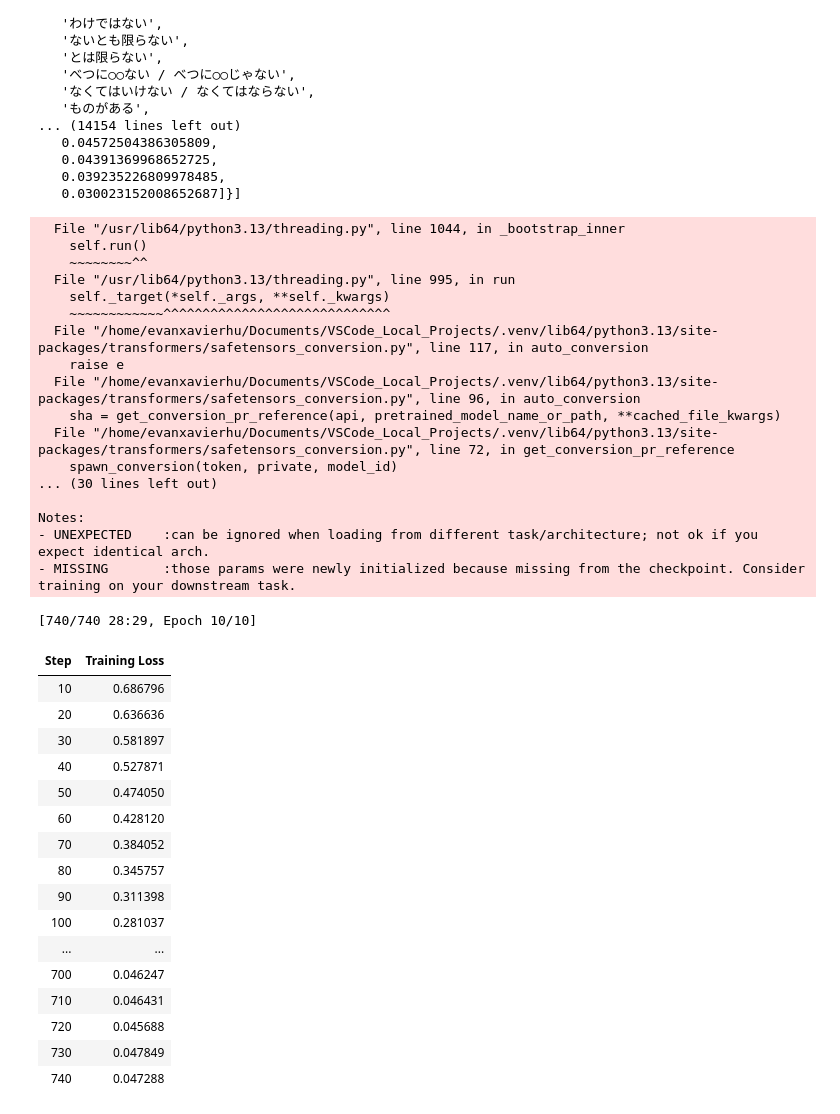
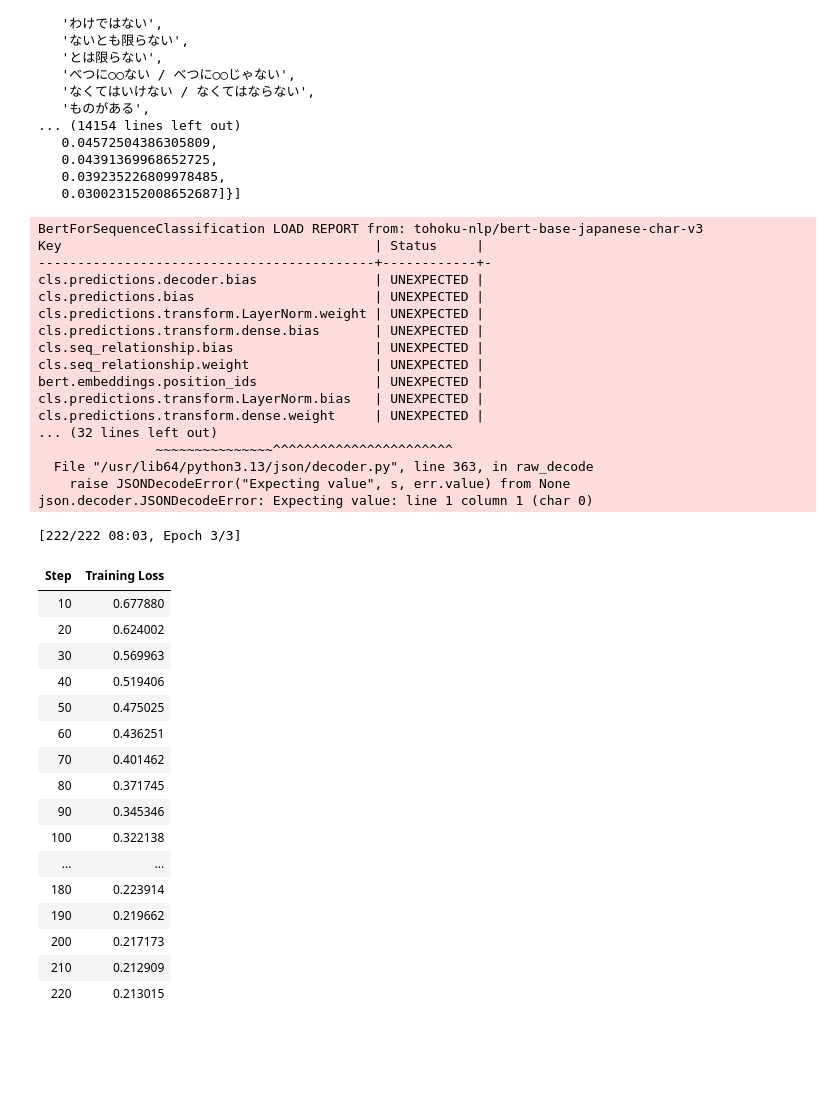
Before and after one commit to Evan-X-Hu/Japanese_Lang_Project, a Jupyter notebook: data_exploration/Japanese_Lang_Data.ipynb, the cells around one changed output. Drawn from its saved outputs; the diff is of its cells as text; code cells hidden in the pictures; blank space fills up the shorter version.

```diff
--- a/data_exploration/Japanese_Lang_Data.ipynb
+++ b/data_exploration/Japanese_Lang_Data.ipynb
@@ -717,5 +727,5 @@ test = res[5]
 # %%
-# One-shot multi-label classifier
+# Few-shot multi-label classifier
 # 1. Load the model
 model_name = "tohoku-nlp/bert-base-japanese-char-v3"
 tokenizer = AutoTokenizer.from_pretrained(model_name)
@@ -736,17 +746,18 @@ model = AutoModelForSequenceClassification.from_pretrained(
     label2id=label2id
 )
 
-# 4. Prepare one-shot data
+# 4. Prepare one-shot data, must assign binary (but float) values for all labels
+# In this case we have a sentence per each grammar pattern
 train_data = []
 for gp in parsed_grammar:
     if not gp.example_jp:
         continue
 
-    labels = [1.0 if g in gp.example_jp else 0.0 for g in grammar_labels]
+    labels_vec = [1.0 if g in gp.example_jp else 0.0 for g in grammar_labels]
 
     train_data.append({
         "text": gp.example_jp,
-        "labels": labels
+        "labels": labels_vec
     })
 
 train_dataset = Dataset.from_list(train_data)
@@ -784,7 +795,7 @@ def compute_metrics(eval_pred):
 # 7. Training arguments (tuned for few-shot)
 training_args = TrainingArguments(
     output_dir="./bert-japanese-multilabel",
-    num_train_epochs=10,  # More epochs for few-shot
+    num_train_epochs=3,  # More epochs for few-shot
     per_device_train_batch_size=4,
     learning_rate=2e-5,
     weight_decay=0.01,
@@ -794,66 +805,66 @@ training_args = TrainingArguments(
 
 # 8. Train
 trainer = Trainer(
     model=model,
     args=training_args,
     train_dataset=tokenized_train,
     compute_metrics=compute_metrics,
 )
 
 
 trainer.train()
 
 # 9. Inference
 def predict(text):
     inputs = tokenizer(text, return_tensors="pt", truncation=True, max_length=128)
 
     with torch.no_grad():
         outputs = model(**inputs)
         probs = torch.sigmoid(outputs.logits)
 
     # Get labels above threshold
     threshold = 0.5
     predicted_labels = []
     for i, prob in enumerate(probs[0]):
         if prob > threshold:
             predicted_labels.append((labels[i], prob.item()))
 
     return predicted_labels
 # %% [output]
-  File "/usr/lib64/python3.13/threading.py", line 1044, in _bootstrap_inner
-    self.run()
-    ~~~~~~~~^^
-  File "/usr/lib64/python3.13/threading.py", line 995, in run
-    self._target(*self._args, **self._kwargs)
-    ~~~~~~~~~~~~^^^^^^^^^^^^^^^^^^^^^^^^^^^^^
-  File "/home/evanxavierhu/Documents/VSCode_Local_Projects/.venv/lib64/python3.13/site-packages/transformers/safetensors_conversion.py", line 117, in auto_conversion
-    raise e
-  File "/home/evanxavierhu/Documents/VSCode_Local_Projects/.venv/lib64/python3.13/site-packages/transformers/safetensors_conversion.py", line 96, in auto_conversion
-    sha = get_conversion_pr_reference(api, pretrained_model_name_or_path, **cached_file_kwargs)
-  File "/home/evanxavierhu/Documents/VSCode_Local_Projects/.venv/lib64/python3.13/site-packages/transformers/safetensors_conversion.py", line 72, in get_conversion_pr_reference
-    spawn_conversion(token, private, model_id)
-... (30 lines left out)
-
-Notes:
-- UNEXPECTED    :can be ignored when loading from different task/architecture; not ok if you expect identical arch.
-- MISSING       :those params were newly initialized because missing from the checkpoint. Consider training on your downstream task.
+BertForSequenceClassification LOAD REPORT from: tohoku-nlp/bert-base-japanese-char-v3
+Key                                        | Status     |
+-------------------------------------------+------------+-
+cls.predictions.decoder.bias               | UNEXPECTED |
+cls.predictions.bias                       | UNEXPECTED |
+cls.predictions.transform.LayerNorm.weight | UNEXPECTED |
+cls.predictions.transform.dense.bias       | UNEXPECTED |
+cls.seq_relationship.bias                  | UNEXPECTED |
+cls.seq_relationship.weight                | UNEXPECTED |
+bert.embeddings.position_ids               | UNEXPECTED |
+cls.predictions.transform.LayerNorm.bias   | UNEXPECTED |
+cls.predictions.transform.dense.weight     | UNEXPECTED |
+... (32 lines left out)
+               ~~~~~~~~~~~~~~~^^^^^^^^^^^^^^^^^^^^^^^
+  File "/usr/lib64/python3.13/json/decoder.py", line 363, in raw_decode
+    raise JSONDecodeError("Expecting value", s, err.value) from None
+json.decoder.JSONDecodeError: Expecting value: line 1 column 1 (char 0)
-[740/740 28:29, Epoch 10/10]
+[222/222 08:03, Epoch 3/3]
 | Step | Training Loss |
-| 10 | 0.686796 |
-| 20 | 0.636636 |
-| 30 | 0.581897 |
-| 40 | 0.527871 |
-| 50 | 0.474050 |
-| 60 | 0.428120 |
-| 70 | 0.384052 |
-| 80 | 0.345757 |
-| 90 | 0.311398 |
-| 100 | 0.281037 |
+| 10 | 0.677880 |
+| 20 | 0.624002 |
+| 30 | 0.569963 |
+| 40 | 0.519406 |
+| 50 | 0.475025 |
+| 60 | 0.436251 |
+| 70 | 0.401462 |
+| 80 | 0.371745 |
+| 90 | 0.345346 |
+| 100 | 0.322138 |
 | ... | ... |
-| 700 | 0.046247 |
-| 710 | 0.046431 |
-| 720 | 0.045688 |
-| 730 | 0.047849 |
-| 740 | 0.047288 |
+| 180 | 0.223914 |
+| 190 | 0.219662 |
+| 200 | 0.217173 |
+| 210 | 0.212909 |
+| 220 | 0.213015 |
 # %%
 # Few-shot multi-label classifier
```
Also changed, not shown: parts of 5 cells of this notebook.
